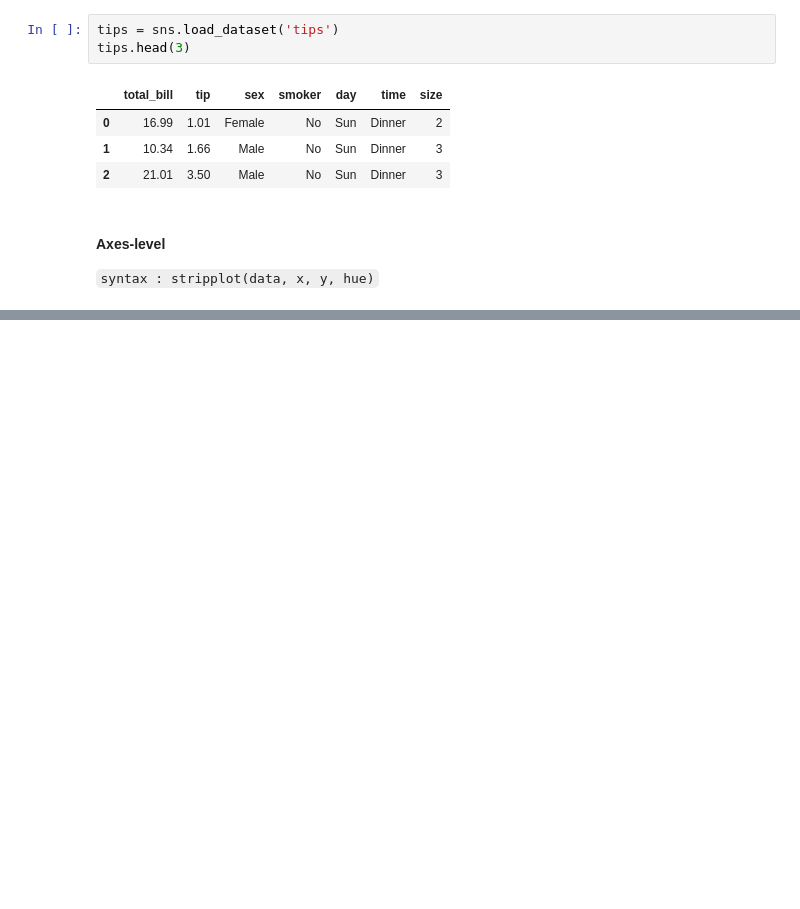
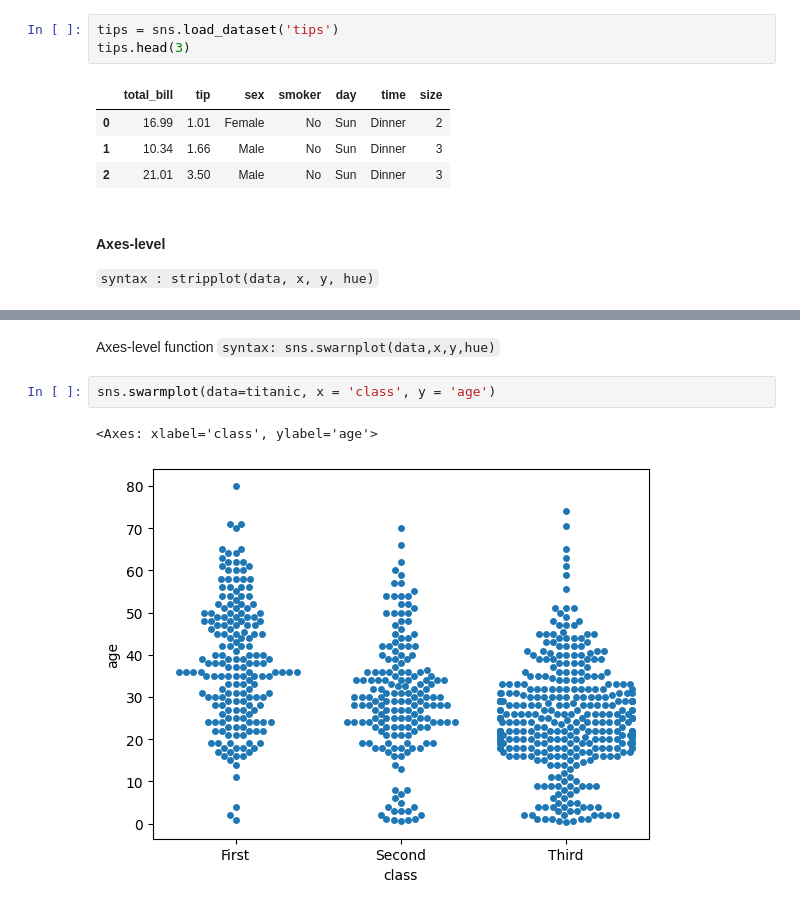
Before and after one commit to Anuragpathak08/Data-Analysis, a Jupyter notebook: 7 seaborn/m1day04.ipynb, the cells around one changed output, grey strips where cells are left out. Saved outputs shown, nothing was run; the diff lists cells and outputs as text; blank space fills up the shorter version.

Commit message:
Implement code changes to enhance functionality and improve performance

```diff
--- a/7 seaborn/m1day04.ipynb
+++ b/7 seaborn/m1day04.ipynb
@@ -54,0 +83,7 @@ sns.stripplot(data=tips, x= 'day', y = 'total_bill', hue='day')
+# %% [markdown]
+Axes-level function `syntax: sns.swarnplot(data,x,y,hue)`
+# %%
+sns.swarmplot(data=titanic, x = 'class', y = 'age')
+# %% [output]
+<Axes: xlabel='class', ylabel='age'>
+[figure, added]
```
Also changed, not shown: parts of 27 cells of this notebook.
